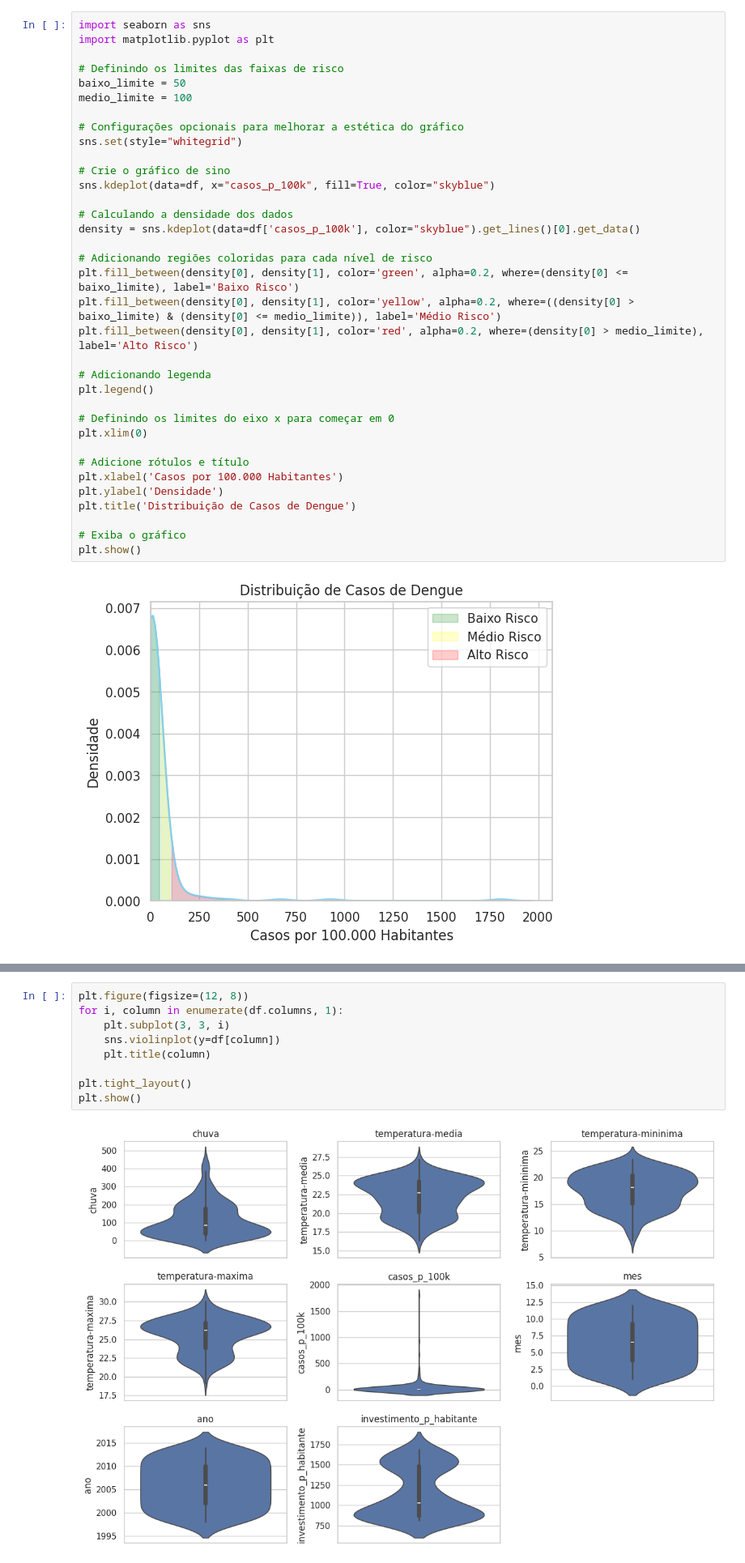
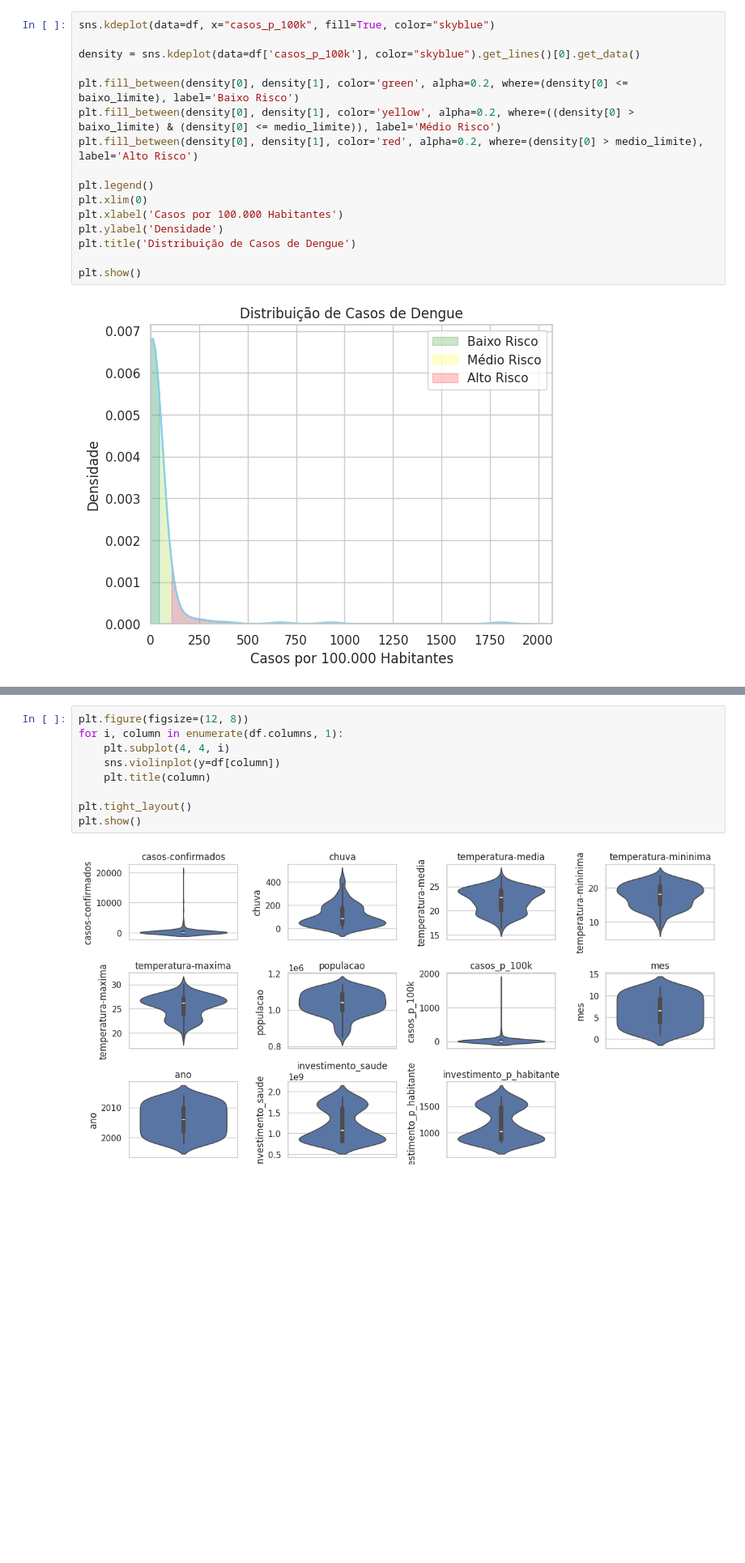
Before and after one commit to glaucofilho/CEDS808, a Jupyter notebook: Tarefas/TrabalhoFinal/teste.ipynb, the cells around one changed output, grey strips where cells are left out. Shown at 81% size. Cells and saved outputs as stored; diff of their text form; blank space fills up the shorter version.

```diff
--- a/Tarefas/TrabalhoFinal/teste.ipynb
+++ b/Tarefas/TrabalhoFinal/teste.ipynb
@@ -255,37 +261,18 @@ Depois desses dados adicionados os modelos foram rodados novamente em o R2 passo
 # %%
-import seaborn as sns
-import matplotlib.pyplot as plt
-
-# Definindo os limites das faixas de risco
-baixo_limite = 50
-medio_limite = 100
-
-# Configurações opcionais para melhorar a estética do gráfico
-sns.set(style="whitegrid")
-
-# Crie o gráfico de sino
 sns.kdeplot(data=df, x="casos_p_100k", fill=True, color="skyblue")
 
-# Calculando a densidade dos dados
 density = sns.kdeplot(data=df['casos_p_100k'], color="skyblue").get_lines()[0].get_data()
 
-# Adicionando regiões coloridas para cada nível de risco
 plt.fill_between(density[0], density[1], color='green', alpha=0.2, where=(density[0] <= baixo_limite), label='Baixo Risco')
 plt.fill_between(density[0], density[1], color='yellow', alpha=0.2, where=((density[0] > baixo_limite) & (density[0] <= medio_limite)), label='Médio Risco')
 plt.fill_between(density[0], density[1], color='red', alpha=0.2, where=(density[0] > medio_limite), label='Alto Risco')
 
-# Adicionando legenda
 plt.legend()
-
-# Definindo os limites do eixo x para começar em 0
 plt.xlim(0)
-
-# Adicione rótulos e título
 plt.xlabel('Casos por 100.000 Habitantes')
 plt.ylabel('Densidade')
 plt.title('Distribuição de Casos de Dengue')
 
-# Exiba o gráfico
 plt.show()
 # %% [output]
 [figure]
@@ -292,11 +283,11 @@ plt.show()
 # %%
 plt.figure(figsize=(12, 8))
 for i, column in enumerate(df.columns, 1):
-    plt.subplot(3, 3, i)
+    plt.subplot(4, 4, i)
     sns.violinplot(y=df[column])
     plt.title(column)
 
 plt.tight_layout()
 plt.show()
 # %% [output]
-[figure, old version]
+[figure, new version]
```
Also changed, not shown: parts of 18 cells of this notebook.
